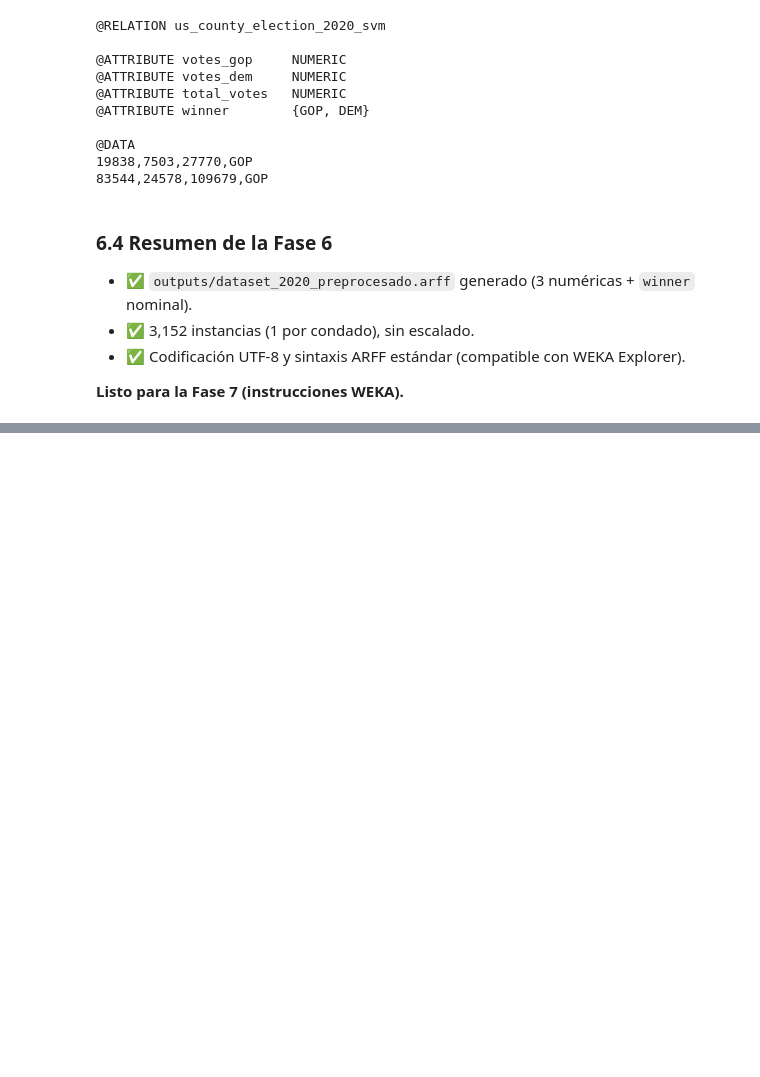
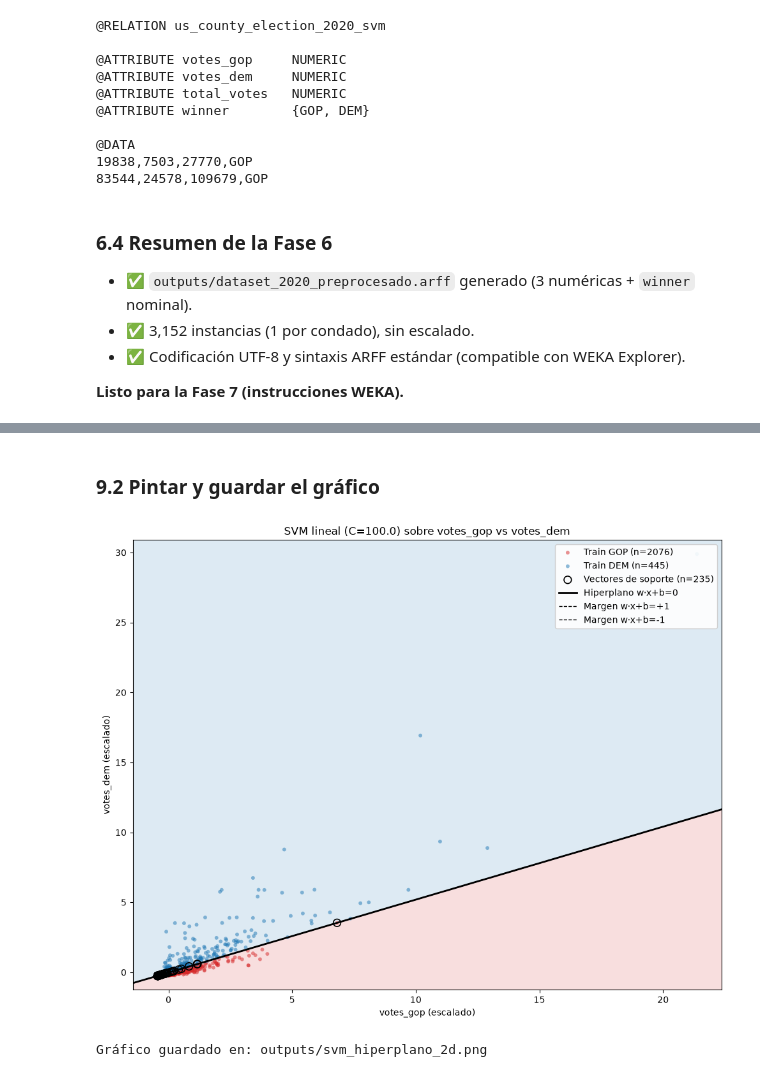
Before and after one commit to pcrisho/svm-ec2-ucsur, a Jupyter notebook: notebook.ipynb, the cells around one changed output, grey strips where cells are left out. Cells and saved outputs as stored; diff of their text form; code cells hidden in the pictures; blank space fills up the shorter version.

```diff
--- a/notebook.ipynb
+++ b/notebook.ipynb
@@ -514,0 +531,16 @@ with open(ARFF_PATH, 'r', encoding='utf-8') as f:
+# %%
+from sklearn.svm import SVC
+
+# Tomar el mejor C de la Fase 4 (C=100)
+C_best = float(best_name.split('=')[1])
+
+# Subset: solo votes_gop y votes_dem (índices 0 y 1)
+X_train_2d = X_train[:, :2]
+X_test_2d  = X_test[:, :2]
+
+svm_2d = SVC(kernel='linear', C=C_best, random_state=RANDOM_STATE)
+svm_2d.fit(X_train_2d, y_train)
+print(f'SVM 2D entrenado con C={C_best}')
+print(f'Vectores de soporte: {svm_2d.n_support_.tolist()}')
+print(f'Coeficientes (w): {svm_2d.coef_[0]}')
+print(f'Intercepto (b):   {svm_2d.intercept_[0]:.4f}')
@@ -514,0 +552,62 @@ with open(ARFF_PATH, 'r', encoding='utf-8') as f:
+# %% [markdown]
+### 9.2 Pintar y guardar el gráfico
+# %%
+import matplotlib.pyplot as plt
+
+w = svm_2d.coef_[0]
+b = svm_2d.intercept_[0]
+
+# Crear meshgrid sobre el rango de las 2 features (en escala StandardScaler)
+x_min, x_max = X_train_2d[:, 0].min() - 1, X_train_2d[:, 0].max() + 1
+y_min, y_max = X_train_2d[:, 1].min() - 1, X_train_2d[:, 1].max() + 1
+xx, yy = np.meshgrid(
+    np.linspace(x_min, x_max, 500),
+    np.linspace(y_min, y_max, 500),
+)
+Z = svm_2d.predict(np.c_[xx.ravel(), yy.ravel()]).reshape(xx.shape)
+
+# Mapeo de clases a colores
+color_map = {'GOP': '#d62728', 'DEM': '#1f77b4'}
+
+fig, ax = plt.subplots(figsize=(10, 8))
+ax.contourf(xx, yy, (Z == 'GOP').astype(int), alpha=0.15,
+            levels=[-0.5, 0.5, 1.5], colors=['#1f77b4', '#d62728'])
+
+# Puntos de entrenamiento
+for cls, color in color_map.items():
+    mask = y_train == cls
+    ax.scatter(X_train_2d[mask, 0], X_train_2d[mask, 1],
+               c=color, label=f'Train {cls} (n={mask.sum()})',
+               s=18, alpha=0.5, edgecolors='none')
+
+# Vectores de soporte (con borde)
+ax.scatter(svm_2d.support_vectors_[:, 0], svm_2d.support_vectors_[:, 1],
+           s=70, facecolors='none', edgecolors='k', linewidths=1.2,
+           label=f'Vectores de soporte (n={len(svm_2d.support_)})')
+
+# Hiperplano y márgenes
+# w·x + b = 0   ->   y = -(w0/w1)*x - b/w1
+x_line = np.linspace(x_min, x_max, 100)
+if abs(w[1]) > 1e-9:
+    y_hyper  = -(w[0] / w[1]) * x_line - b / w[1]
+    y_margin1 = -(w[0] / w[1]) * x_line - (b - 1) / w[1]
+    y_margin2 = -(w[0] / w[1]) * x_line - (b + 1) / w[1]
+    ax.plot(x_line, y_hyper,  'k-',  linewidth=2, label='Hiperplano w·x+b=0')
+    ax.plot(x_line, y_margin1, 'k--', linewidth=1, label='Margen w·x+b=+1')
+    ax.plot(x_line, y_margin2, 'k--', linewidth=1, label='Margen w·x+b=-1')
+
+ax.set_xlabel('votes_gop (escalado)')
+ax.set_ylabel('votes_dem (escalado)')
+ax.set_title(f'SVM lineal (C={C_best}) sobre votes_gop vs votes_dem')
+ax.legend(loc='upper right', framealpha=0.9)
+ax.set_xlim(x_min, x_max)
+ax.set_ylim(y_min, y_max)
+
+fig.tight_layout()
+fig_path = OUTPUT_DIR / 'svm_hiperplano_2d.png'
+fig.savefig(fig_path, dpi=120)
+plt.show()
+print(f'Gráfico guardado en: {fig_path}')
+# %% [output]
+[figure, added]
+Gráfico guardado en: outputs/svm_hiperplano_2d.png
```
Also changed, not shown: parts of 4 cells of this notebook, 2 other files.
